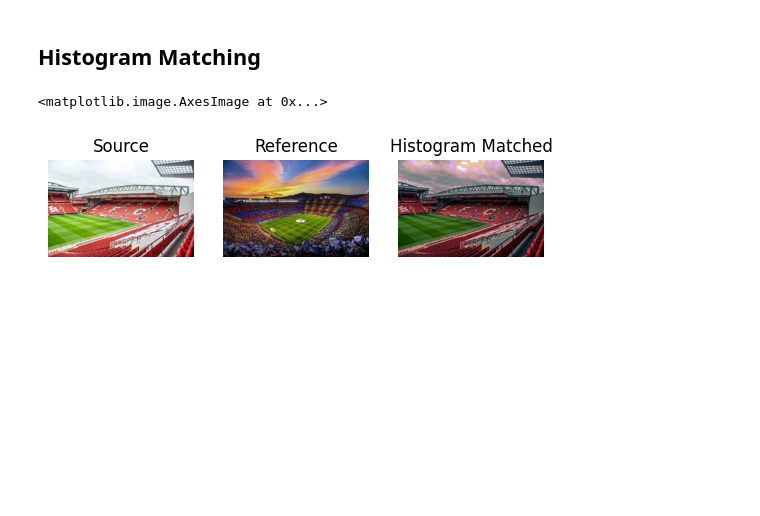
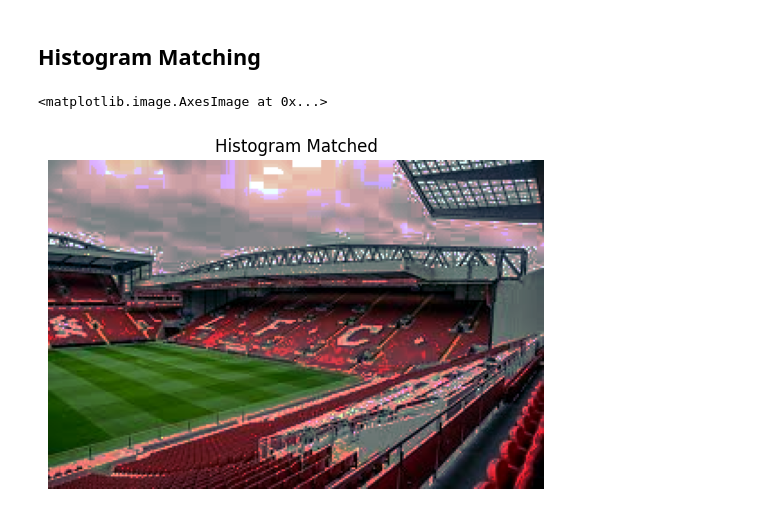
Before and after one commit to naik24/ImageProcessing-ComputerVision, a Jupyter notebook: Histogram Matching/Histogram_Matching.ipynb, the cells around one changed output. Saved outputs shown, nothing was run; the diff lists cells and outputs as text; code cells hidden in the pictures; blank space fills up the shorter version.

Commit message:
Histogram Matching

```diff
--- a/Histogram Matching/Histogram_Matching.ipynb
+++ b/Histogram Matching/Histogram_Matching.ipynb
@@ -8,32 +30,13 @@ from google.colab.patches import cv2_imshow
 # %% [markdown]
 ## Histogram Matching
 # %%
-# loading the image
-anfield = cv2.imread('anfield.jpeg')
-anfield = cv2.cvtColor(anfield, cv2.COLOR_BGR2RGB)
-
-campNou = cv2.imread('campNou.jpeg')
-campNou = cv2.cvtColor(campNou, cv2.COLOR_BGR2RGB)
-
 # histogram matching
 multi = True if anfield.shape[-1] > 1 else False
 matched = exposure.match_histograms(anfield, campNou, multichannel=multi)
 
-
-plt.subplot(1, 3, 1,)
-plt.title("Source")
-plt.axis('off')
-plt.imshow(anfield)
-
-plt.subplot(1, 3, 2)
-plt.title("Reference")
-plt.axis('off')
-plt.imshow(campNou)
-
-plt.subplot(1, 3, 3)
 plt.title("Histogram Matched")
 plt.axis('off')
 plt.imshow(matched)
 # %% [output]
 <matplotlib.image.AxesImage at 0x...>
-[figure, old version]
+[figure, new version]
```
Also changed, not shown: parts of 2 cells of this notebook.
